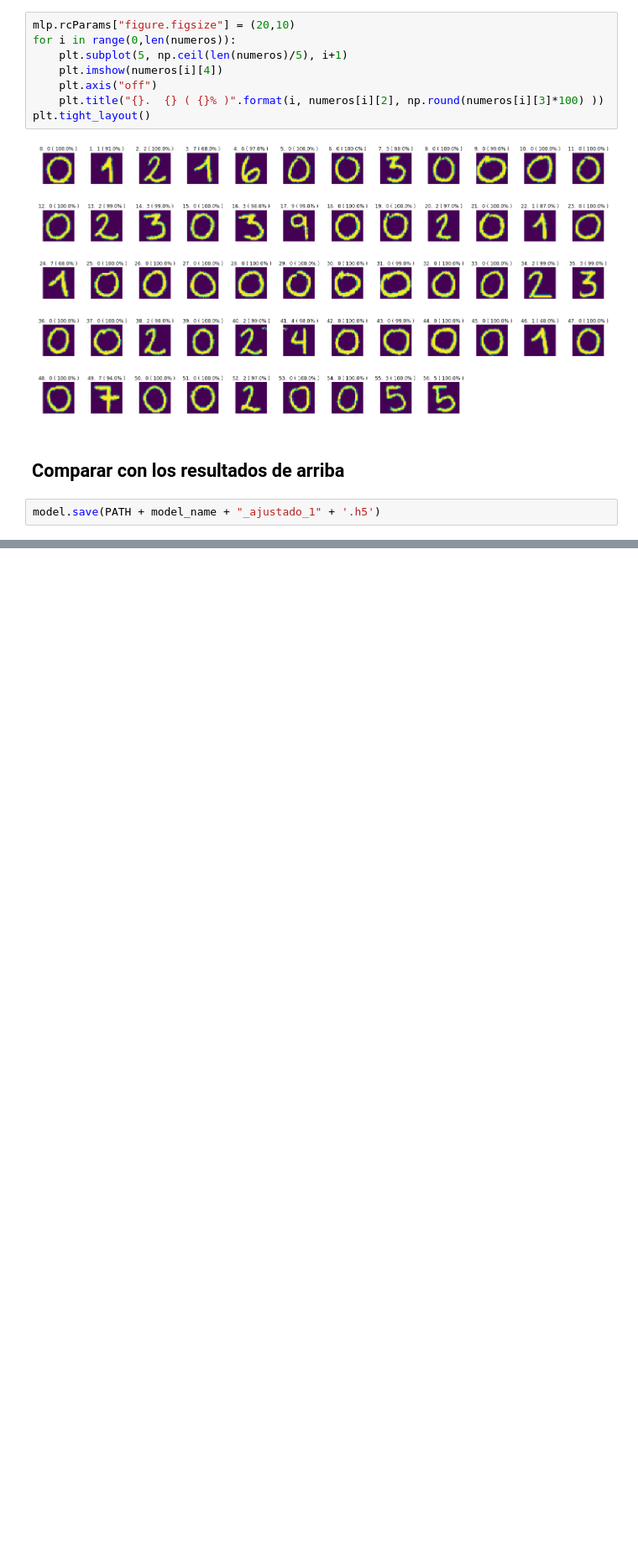
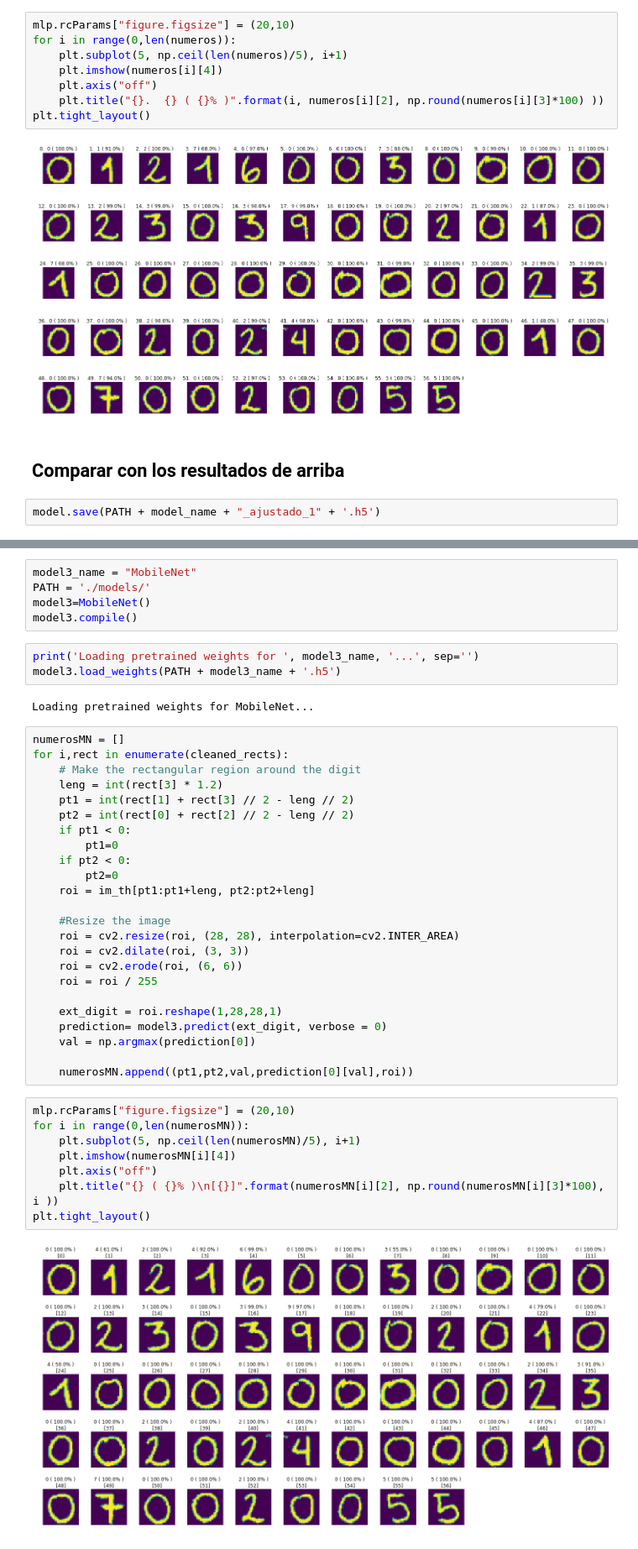
Before and after one commit to Guitlle/EleccionesGT2019, a Jupyter notebook: Leo-ML-Intro.ipynb, the cells around one changed output, grey strips where cells are left out. Shown: that part at 84% size. Drawn from its saved outputs; the diff is of its cells as text; blank space fills up the shorter version.

```diff
--- a/Leo-ML-Intro.ipynb
+++ b/Leo-ML-Intro.ipynb
@@ -640,0 +693,44 @@ model.save(PATH + model_name + "_ajustado_1" + '.h5')
+# %%
+model3_name = "MobileNet"
+PATH = './models/'
+model3=MobileNet()
+model3.compile()
+# %%
+print('Loading pretrained weights for ', model3_name, '...', sep='')
+model3.load_weights(PATH + model3_name + '.h5')
+# %% [output]
+Loading pretrained weights for MobileNet...
+# %%
+numerosMN = []
+for i,rect in enumerate(cleaned_rects):
+    # Make the rectangular region around the digit
+    leng = int(rect[3] * 1.2)
+    pt1 = int(rect[1] + rect[3] // 2 - leng // 2)
+    pt2 = int(rect[0] + rect[2] // 2 - leng // 2)
+    if pt1 < 0:
+        pt1=0
+    if pt2 < 0:
+        pt2=0
+    roi = im_th[pt1:pt1+leng, pt2:pt2+leng]
+
+    #Resize the image
+    roi = cv2.resize(roi, (28, 28), interpolation=cv2.INTER_AREA)
+    roi = cv2.dilate(roi, (3, 3))
+    roi = cv2.erode(roi, (6, 6))
+    roi = roi / 255
+
+    ext_digit = roi.reshape(1,28,28,1)
+    prediction= model3.predict(ext_digit, verbose = 0)
+    val = np.argmax(prediction[0])
+
+    numerosMN.append((pt1,pt2,val,prediction[0][val],roi))
+# %%
+mlp.rcParams["figure.figsize"] = (20,10)
+for i in range(0,len(numerosMN)):
+    plt.subplot(5, np.ceil(len(numerosMN)/5), i+1)
+    plt.imshow(numerosMN[i][4])
+    plt.axis("off")
+    plt.title("{} ( {}% )\n[{}]".format(numerosMN[i][2], np.round(numerosMN[i][3]*100), i ))
+plt.tight_layout()
+# %% [output]
+[figure, added]
```
Also changed, not shown: parts of 15 cells of this notebook, 1 other file.
